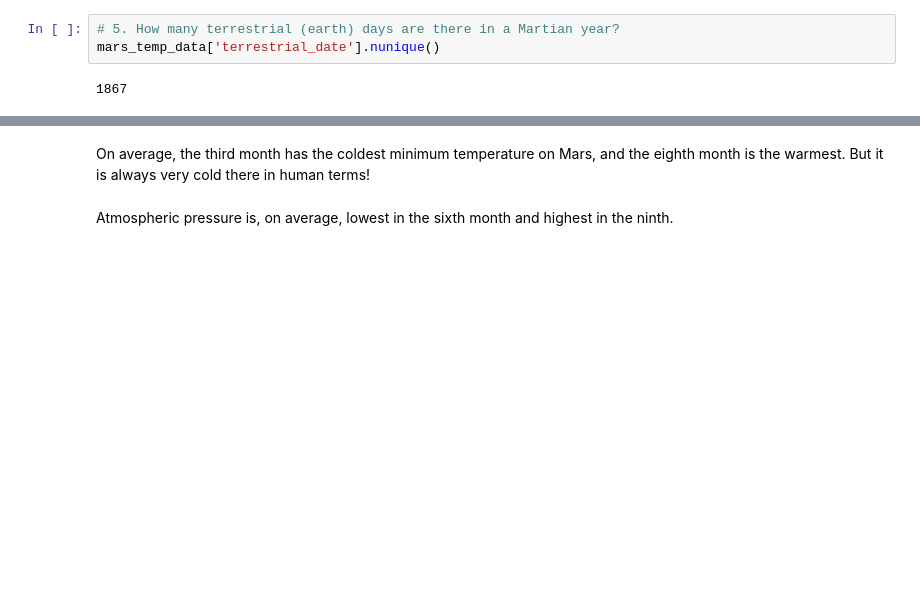
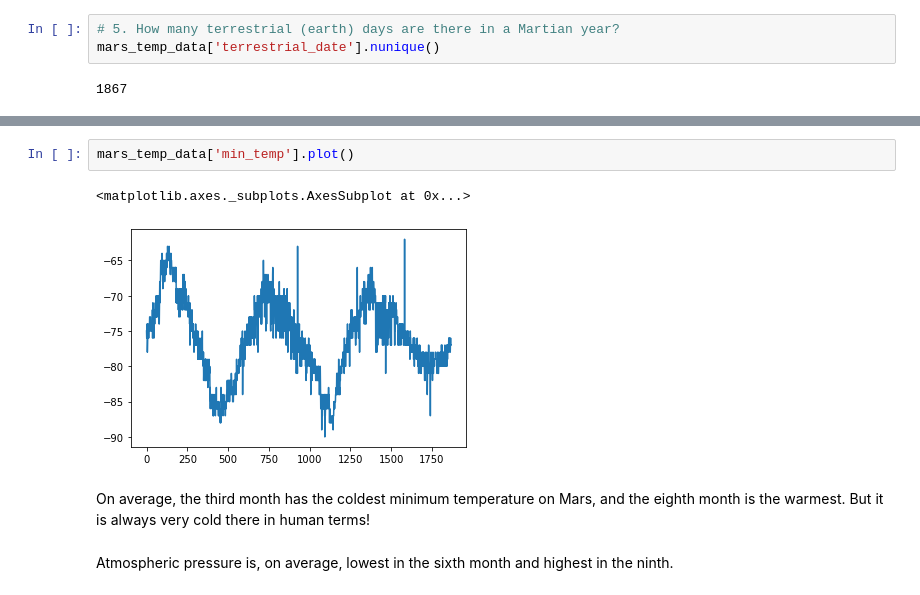
Before and after one commit to kaakabogu/web-scraping, a Jupyter notebook: Starter_Code/part_2_mars_weather.ipynb, the cells around one changed output, grey strips where cells are left out. Drawn from its saved outputs; the diff is of its cells as text; blank space fills up the shorter version.

```diff
--- a/Starter_Code/part_2_mars_weather.ipynb
+++ b/Starter_Code/part_2_mars_weather.ipynb
@@ -314,3 +317,8 @@ Name: terrestrial_date, Length: 1867, dtype: int64
+# %%
+mars_temp_data['min_temp'].plot()
+# %% [output]
+<matplotlib.axes._subplots.AxesSubplot at 0x...>
+[figure, added]
 # %% [markdown]
 On average, the third month has the coldest minimum temperature on Mars, and the eighth month is the warmest. But it is always very cold there in human terms!
 # %% [markdown]
```
Also changed, not shown: parts of 14 cells of this notebook, 4 other files.
